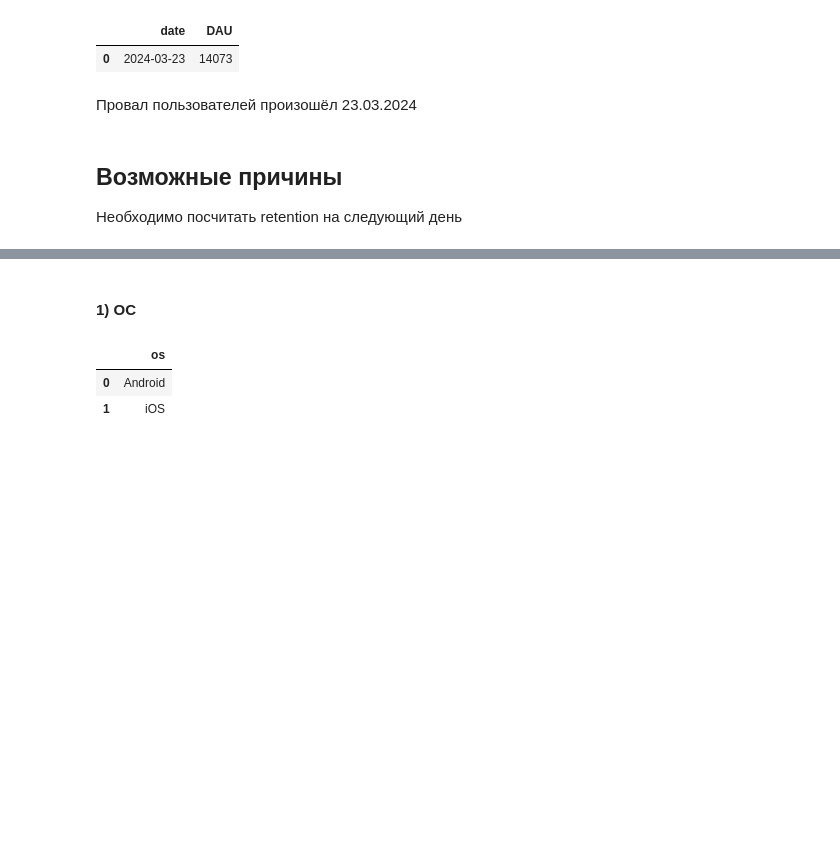
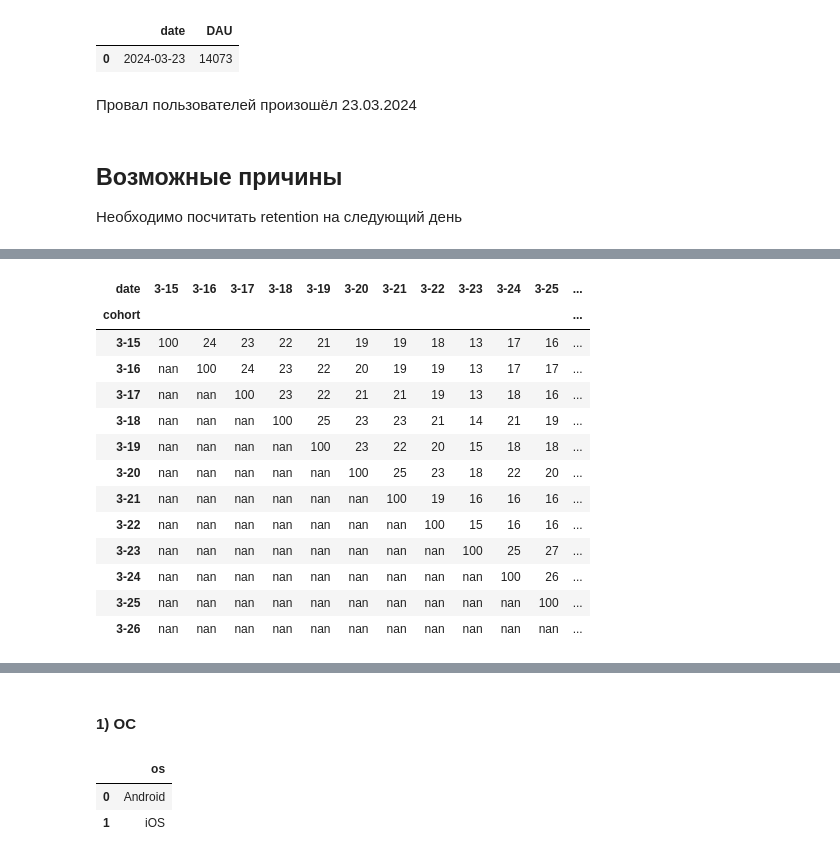
Before and after one commit to vsgrabchuk/KCSDA-metrics-falldown-analysis, a Jupyter notebook: KCSDA_metrics_falldown_analysis.ipynb, the cells around one changed output, grey strips where cells are left out. Cells and saved outputs as stored; diff of their text form; code cells hidden in the pictures; blank space fills up the shorter version.

Commit message:
Added conclusion about retention

```diff
--- a/KCSDA_metrics_falldown_analysis.ipynb
+++ b/KCSDA_metrics_falldown_analysis.ipynb
@@ -143,0 +127,94 @@ KeyError: 'Array(UInt32)'
+# %%
+# retention для всех когорт (с фильтрацией в диапазоне 2024-03-23)
+q = f"""
+WITH t_users_actions AS (
+  -- Действия пользователям по дням
+  SELECT DISTINCT
+    user_id,
+    DATE(time) AS date
+  FROM {db}.feed_actions
+  WHERE date BETWEEN toDate('2024-03-23')-8 AND toDate('2024-03-23')+3
+),
+t_cohorts AS (
+  -- Когорты пользователей
+  SELECT
+    user_id,
+    date,
+    MIN(date) OVER (
+      PARTITION BY user_id
+    ) AS cohort
+  FROM t_users_actions
+),
+t_retention_1 AS (
+  -- Количество когортных пользователей по периодам
+  SELECT
+    COUNT(DISTINCT user_id) AS uniqs,
+    cohort,
+    date
+  FROM t_cohorts
+  GROUP BY cohort, date
+),
+t_retention_2 AS (
+  -- Количество пользователей в day_0 для когорт
+  SELECT
+    uniqs,
+    cohort,
+    date,
+    MAX(uniqs) OVER (
+      PARTITION BY cohort
+    ) AS uniqs_day_0,
+    date - cohort as dt
+  FROM t_retention_1
+),
+t_retention AS (
+  SELECT
+    ROUND(uniqs / uniqs_day_0 * 100) AS metric,
+    cohort,
+    dt,
+    date
+  FROM t_retention_2
+)
+
+
+SELECT *
+FROM t_retention
+"""
+
+df = pandahouse.read_clickhouse(q, connection=connection)
+df.metric = df.metric.apply(lambda x: int(x))
+df.cohort = df.cohort.apply(lambda x: str(x)[6:11])
+df.date = df.date.apply(lambda x: str(x)[6:11])
+
+max_el = max(el for el in df.metric if el != 100)
+
+df = df.pivot(index='cohort', columns='date', values='metric')
+ # heatmap
+cm = sns.color_palette("magma", as_cmap=True)
+df = (
+    df
+    .style
+    .background_gradient(
+        cmap=cm,
+        axis=None,
+        vmax=max_el
+    )
+    .format('{:.0f}')
+    .applymap(lambda x: 'color: transparent' if pd.isnull(x) else '')
+    .highlight_null('white')
+)
+df
+# %% [output]
+| date | 3-15 | 3-16 | 3-17 | 3-18 | 3-19 | 3-20 | 3-21 | 3-22 | 3-23 | 3-24 | 3-25 | ... |
+| cohort |  |  |  |  |  |  |  |  |  |  |  | ... |
+| 3-15 | 100 | 24 | 23 | 22 | 21 | 19 | 19 | 18 | 13 | 17 | 16 | ... |
+| 3-16 | nan | 100 | 24 | 23 | 22 | 20 | 19 | 19 | 13 | 17 | 17 | ... |
+| 3-17 | nan | nan | 100 | 23 | 22 | 21 | 21 | 19 | 13 | 18 | 16 | ... |
+| 3-18 | nan | nan | nan | 100 | 25 | 23 | 23 | 21 | 14 | 21 | 19 | ... |
+| 3-19 | nan | nan | nan | nan | 100 | 23 | 22 | 20 | 15 | 18 | 18 | ... |
+| 3-20 | nan | nan | nan | nan | nan | 100 | 25 | 23 | 18 | 22 | 20 | ... |
+| 3-21 | nan | nan | nan | nan | nan | nan | 100 | 19 | 16 | 16 | 16 | ... |
+| 3-22 | nan | nan | nan | nan | nan | nan | nan | 100 | 15 | 16 | 16 | ... |
+| 3-23 | nan | nan | nan | nan | nan | nan | nan | nan | 100 | 25 | 27 | ... |
+| 3-24 | nan | nan | nan | nan | nan | nan | nan | nan | nan | 100 | 26 | ... |
+| 3-25 | nan | nan | nan | nan | nan | nan | nan | nan | nan | nan | 100 | ... |
+| 3-26 | nan | nan | nan | nan | nan | nan | nan | nan | nan | nan | nan | ... |
```
Also changed, not shown: parts of 11 cells of this notebook.
